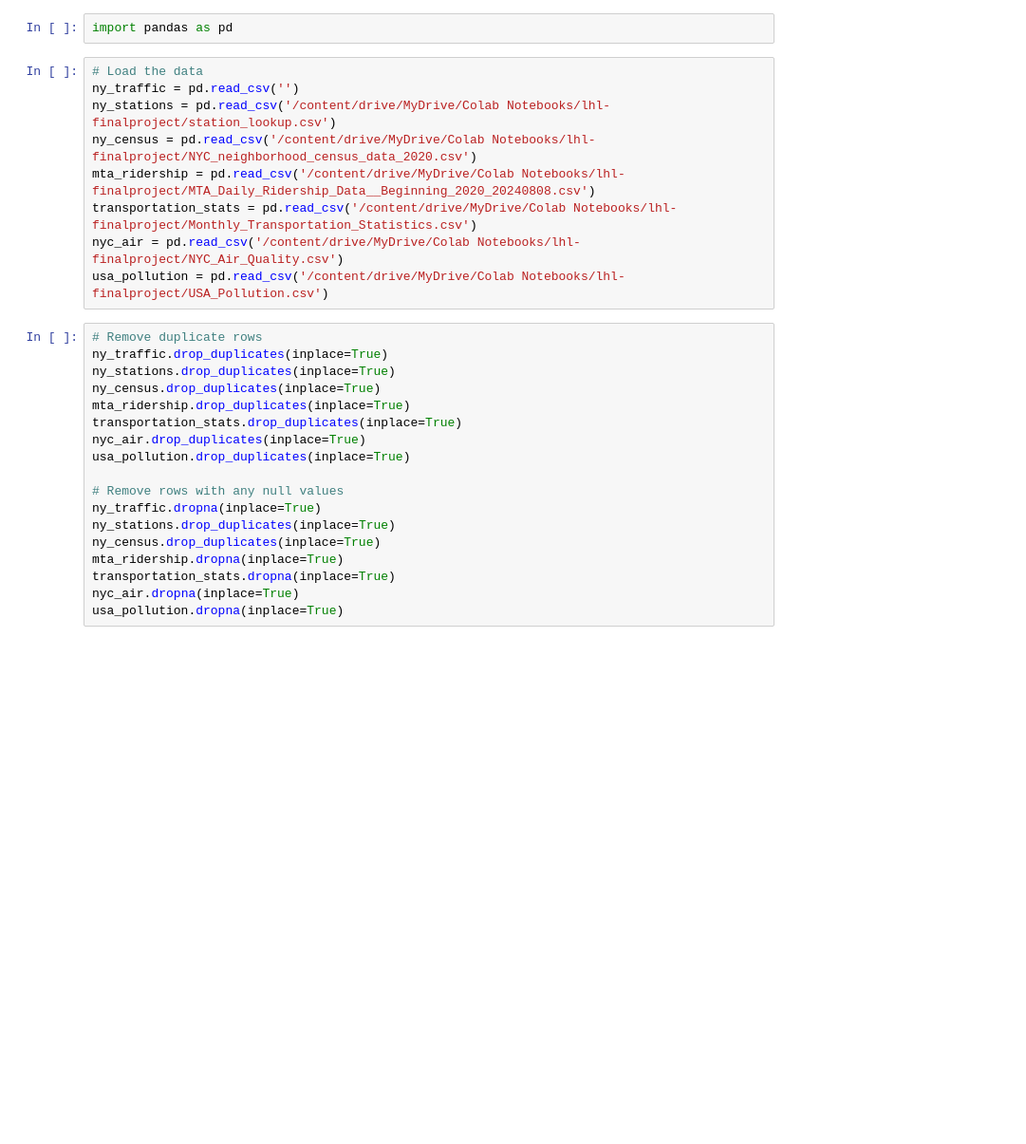
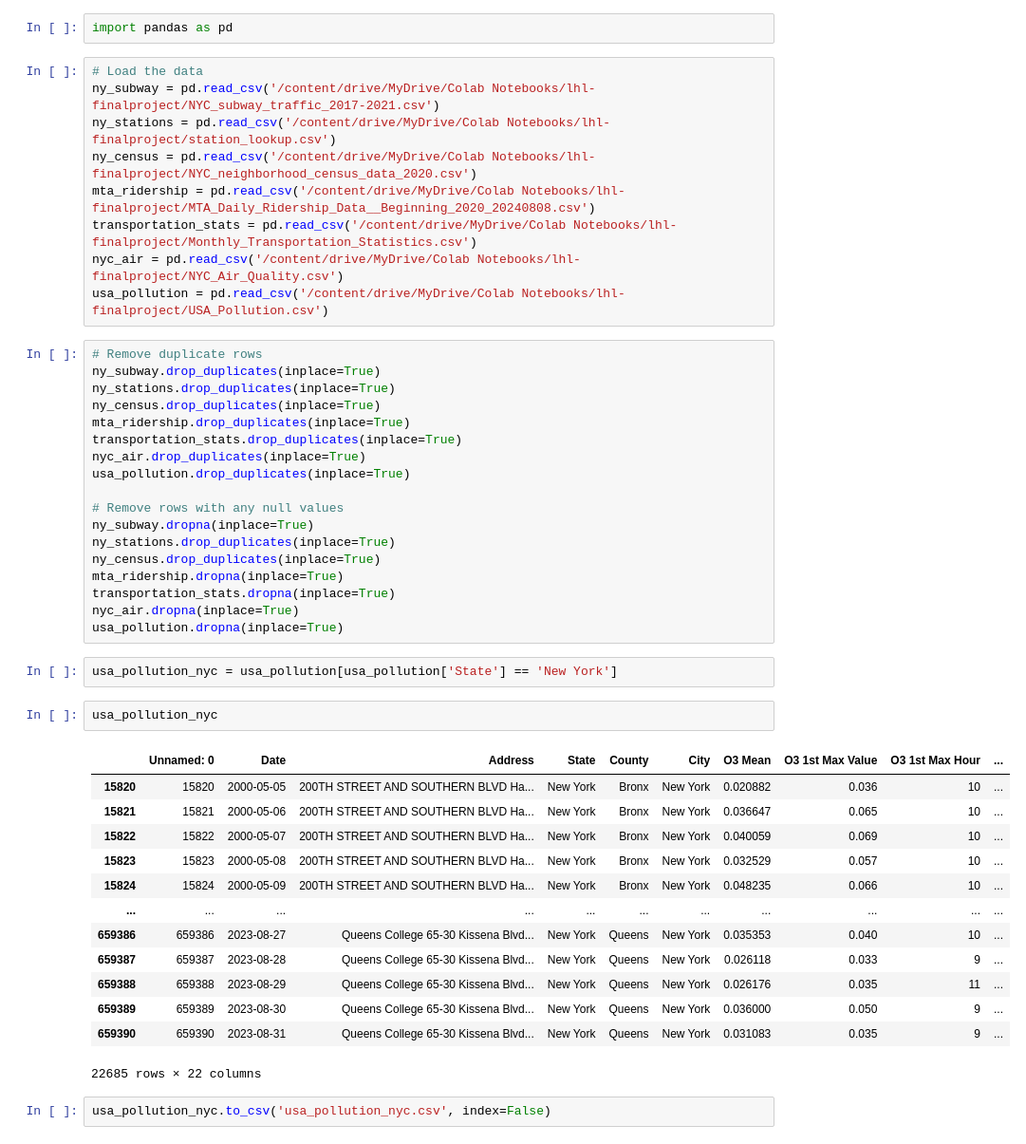
Before and after one commit to aronpwong/lhl-finalproject-24, a Jupyter notebook: preprocessing.ipynb, the cells around one changed output. Shown at 95% size. Cells and saved outputs as stored; diff of their text form; blank space fills up the shorter version.

```diff
--- a/preprocessing.ipynb
+++ b/preprocessing.ipynb
@@ -9,7 +9,7 @@ Drive already mounted at /content/drive; to attempt to forcibly remount, call dr
 import pandas as pd
 # %%
 # Load the data
-ny_traffic = pd.read_csv('')
+ny_subway = pd.read_csv('/content/drive/MyDrive/Colab Notebooks/lhl-finalproject/NYC_subway_traffic_2017-2021.csv')
 ny_stations = pd.read_csv('/content/drive/MyDrive/Colab Notebooks/lhl-finalproject/station_lookup.csv')
 ny_census = pd.read_csv('/content/drive/MyDrive/Colab Notebooks/lhl-finalproject/NYC_neighborhood_census_data_2020.csv')
 mta_ridership = pd.read_csv('/content/drive/MyDrive/Colab Notebooks/lhl-finalproject/MTA_Daily_Ridership_Data__Beginning_2020_20240808.csv')
@@ -18,7 +18,7 @@ nyc_air = pd.read_csv('/content/drive/MyDrive/Colab Notebooks/lhl-finalproject/N
 usa_pollution = pd.read_csv('/content/drive/MyDrive/Colab Notebooks/lhl-finalproject/USA_Pollution.csv')
 # %%
 # Remove duplicate rows
-ny_traffic.drop_duplicates(inplace=True)
+ny_subway.drop_duplicates(inplace=True)
 ny_stations.drop_duplicates(inplace=True)
 ny_census.drop_duplicates(inplace=True)
 mta_ridership.drop_duplicates(inplace=True)
@@ -27,10 +27,30 @@ nyc_air.drop_duplicates(inplace=True)
 usa_pollution.drop_duplicates(inplace=True)
 
 # Remove rows with any null values
-ny_traffic.dropna(inplace=True)
+ny_subway.dropna(inplace=True)
 ny_stations.drop_duplicates(inplace=True)
 ny_census.drop_duplicates(inplace=True)
 mta_ridership.dropna(inplace=True)
 transportation_stats.dropna(inplace=True)
 nyc_air.dropna(inplace=True)
 usa_pollution.dropna(inplace=True)
+# %%
+usa_pollution_nyc = usa_pollution[usa_pollution['State'] == 'New York']
+# %%
+usa_pollution_nyc
+# %% [output]
+|  | Unnamed: 0 | Date | Address | State | County | City | O3 Mean | O3 1st Max Value | O3 1st Max Hour | ... |
+| 15820 | 15820 | 2000-05-05 | 200TH STREET AND SOUTHERN BLVD Ha... | New York | Bronx | New York | 0.020882 | 0.036 | 10 | ... |
+| 15821 | 15821 | 2000-05-06 | 200TH STREET AND SOUTHERN BLVD Ha... | New York | Bronx | New York | 0.036647 | 0.065 | 10 | ... |
+| 15822 | 15822 | 2000-05-07 | 200TH STREET AND SOUTHERN BLVD Ha... | New York | Bronx | New York | 0.040059 | 0.069 | 10 | ... |
+| 15823 | 15823 | 2000-05-08 | 200TH STREET AND SOUTHERN BLVD Ha... | New York | Bronx | New York | 0.032529 | 0.057 | 10 | ... |
+| 15824 | 15824 | 2000-05-09 | 200TH STREET AND SOUTHERN BLVD Ha... | New York | Bronx | New York | 0.048235 | 0.066 | 10 | ... |
+| ... | ... | ... | ... | ... | ... | ... | ... | ... | ... | ... |
+| 659386 | 659386 | 2023-08-27 | Queens College 65-30 Kissena Blvd... | New York | Queens | New York | 0.035353 | 0.040 | 10 | ... |
+| 659387 | 659387 | 2023-08-28 | Queens College 65-30 Kissena Blvd... | New York | Queens | New York | 0.026118 | 0.033 | 9 | ... |
+| 659388 | 659388 | 2023-08-29 | Queens College 65-30 Kissena Blvd... | New York | Queens | New York | 0.026176 | 0.035 | 11 | ... |
+| 659389 | 659389 | 2023-08-30 | Queens College 65-30 Kissena Blvd... | New York | Queens | New York | 0.036000 | 0.050 | 9 | ... |
+| 659390 | 659390 | 2023-08-31 | Queens College 65-30 Kissena Blvd... | New York | Queens | New York | 0.031083 | 0.035 | 9 | ... |
+22685 rows × 22 columns
+# %%
+usa_pollution_nyc.to_csv('usa_pollution_nyc.csv', index=False)
```
Also changed, not shown: parts of 21 cells of this notebook.
